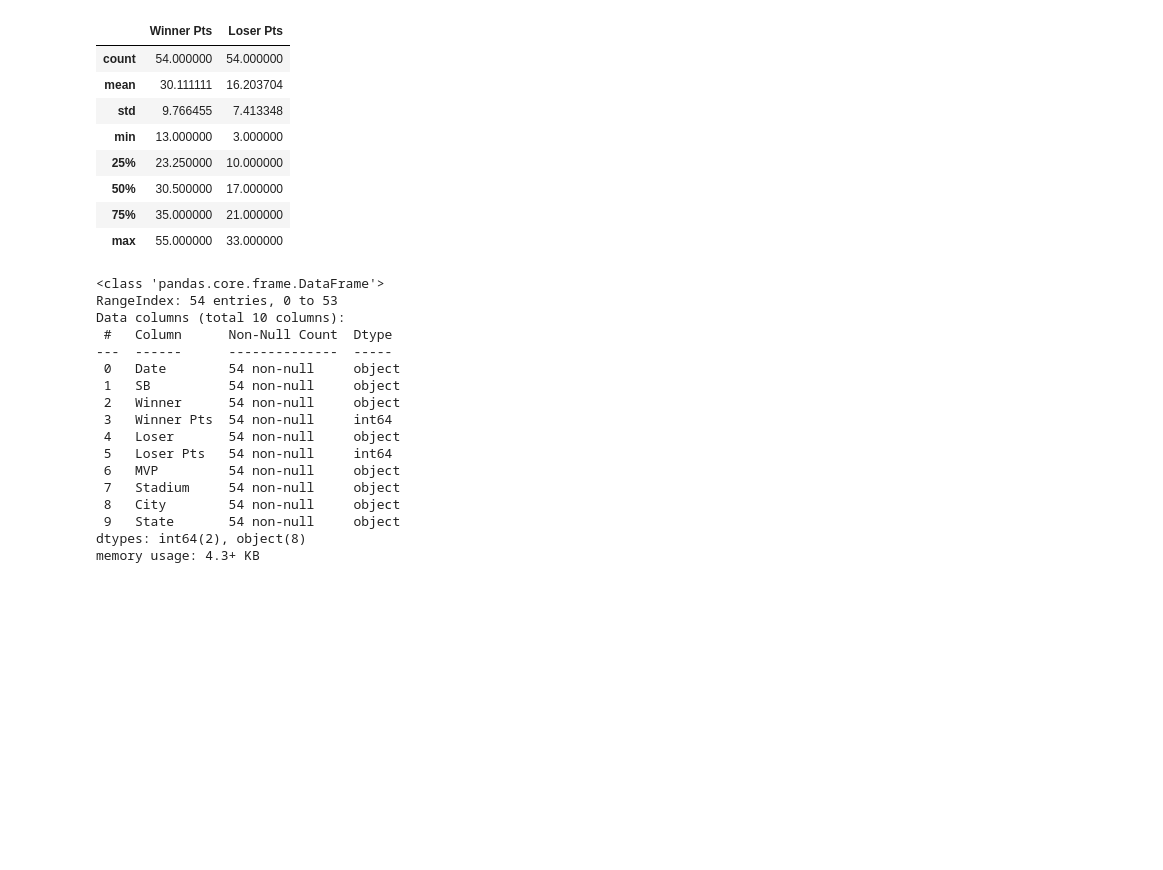
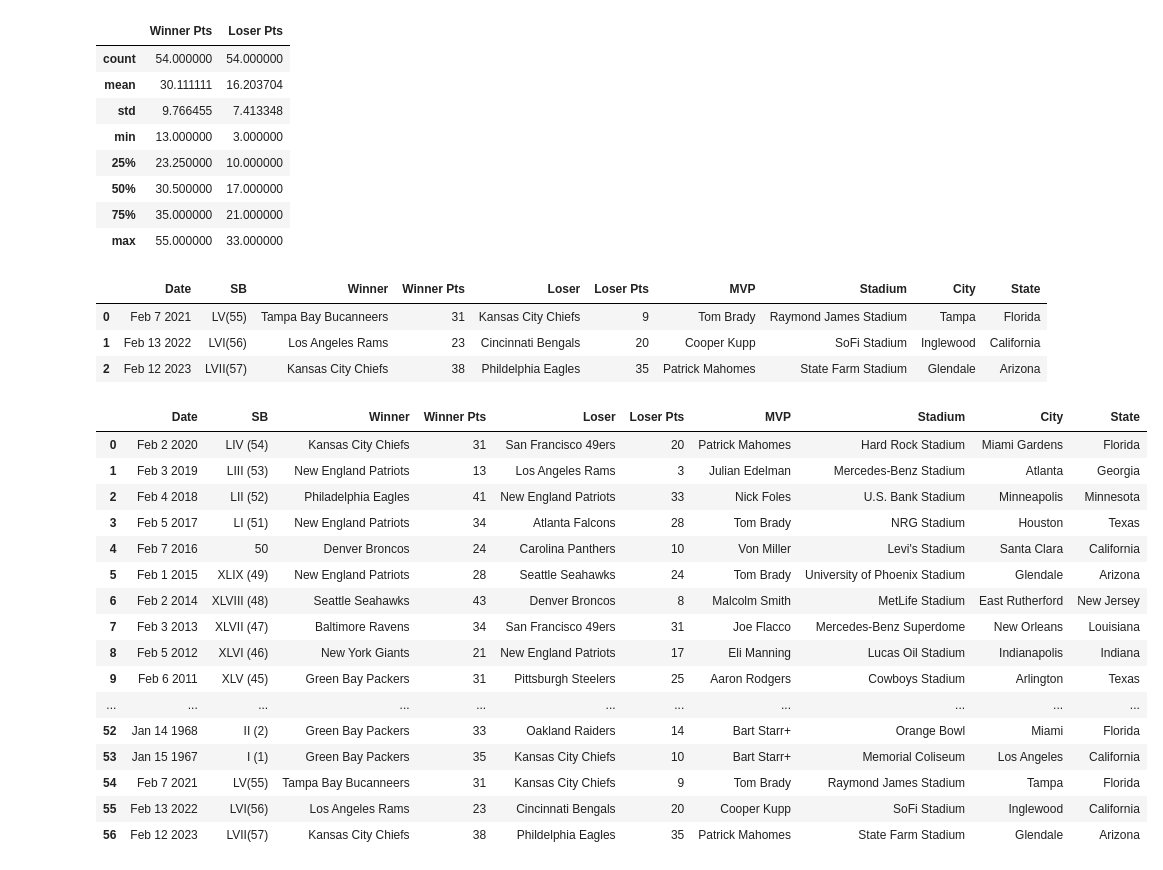
Before and after one commit to IssaFlynn/UCDPA_IssaFlynn, a Jupyter notebook: Project folder/UCDPA_IssaFlynn (2) (2).ipynb, the cells around one changed output. Cells and saved outputs as stored; diff of their text form; code cells hidden in the pictures; blank space fills up the shorter version.

Commit message:
import a dataframe with superbowl data from 2021 onwards

```diff
--- a/Project folder/UCDPA_IssaFlynn (2) (2).ipynb
+++ b/Project folder/UCDPA_IssaFlynn (2) (2).ipynb
@@ -69,20 +67,32 @@ df.describe()
-# %%
-df.info()
-# %% [output]
-<class 'pandas.core.frame.DataFrame'>
-RangeIndex: 54 entries, 0 to 53
-Data columns (total 10 columns):
- #   Column      Non-Null Count  Dtype
----  ------      --------------  -----
- 0   Date        54 non-null     object
- 1   SB          54 non-null     object
- 2   Winner      54 non-null     object
- 3   Winner Pts  54 non-null     int64
- 4   Loser       54 non-null     object
- 5   Loser Pts   54 non-null     int64
- 6   MVP         54 non-null     object
- 7   Stadium     54 non-null     object
- 8   City        54 non-null     object
- 9   State       54 non-null     object
-dtypes: int64(2), object(8)
-memory usage: 4.3+ KB
+# %%
+#importing csv with updated superbowl records
+df2 = pd.read_csv (r"C:\Users\Issa.Flynn\OneDrive - Bytedance\superbowl_new.csv")
+df2
+# %% [output]
+|  | Date | SB | Winner | Winner Pts | Loser | Loser Pts | MVP | Stadium | City | State |
+| 0 | Feb 7 2021 | LV(55) | Tampa Bay Bucanneers | 31 | Kansas City Chiefs | 9 | Tom Brady | Raymond James Stadium | Tampa | Florida |
+| 1 | Feb 13 2022 | LVI(56) | Los Angeles Rams | 23 | Cincinnati Bengals | 20 | Cooper Kupp | SoFi Stadium | Inglewood | California |
+| 2 | Feb 12 2023 | LVII(57) | Kansas City Chiefs | 38 | Phildelphia Eagles | 35 | Patrick Mahomes | State Farm Stadium | Glendale | Arizona |
+# %%
+# merge the 2 dataframes together
+combined = ([df, df2])
+superbowl = pd.concat(combined, ignore_index=True, sort_values)
+superbowl
+# %% [output]
+|  | Date | SB | Winner | Winner Pts | Loser | Loser Pts | MVP | Stadium | City | State |
+| 0 | Feb 2 2020 | LIV (54) | Kansas City Chiefs | 31 | San Francisco 49ers | 20 | Patrick Mahomes | Hard Rock Stadium | Miami Gardens | Florida |
+| 1 | Feb 3 2019 | LIII (53) | New England Patriots | 13 | Los Angeles Rams | 3 | Julian Edelman | Mercedes-Benz Stadium | Atlanta | Georgia |
+| 2 | Feb 4 2018 | LII (52) | Philadelphia Eagles | 41 | New England Patriots | 33 | Nick Foles | U.S. Bank Stadium | Minneapolis | Minnesota |
+| 3 | Feb 5 2017 | LI (51) | New England Patriots | 34 | Atlanta Falcons | 28 | Tom Brady | NRG Stadium | Houston | Texas |
+| 4 | Feb 7 2016 | 50 | Denver Broncos | 24 | Carolina Panthers | 10 | Von Miller | Levi's Stadium | Santa Clara | California |
+| 5 | Feb 1 2015 | XLIX (49) | New England Patriots | 28 | Seattle Seahawks | 24 | Tom Brady | University of Phoenix Stadium | Glendale | Arizona |
+| 6 | Feb 2 2014 | XLVIII (48) | Seattle Seahawks | 43 | Denver Broncos | 8 | Malcolm Smith | MetLife Stadium | East Rutherford | New Jersey |
+| 7 | Feb 3 2013 | XLVII (47) | Baltimore Ravens | 34 | San Francisco 49ers | 31 | Joe Flacco | Mercedes-Benz Superdome | New Orleans | Louisiana |
+| 8 | Feb 5 2012 | XLVI (46) | New York Giants | 21 | New England Patriots | 17 | Eli Manning | Lucas Oil Stadium | Indianapolis | Indiana |
+| 9 | Feb 6 2011 | XLV (45) | Green Bay Packers | 31 | Pittsburgh Steelers | 25 | Aaron Rodgers | Cowboys Stadium | Arlington | Texas |
+| ... | ... | ... | ... | ... | ... | ... | ... | ... | ... | ... |
+| 52 | Jan 14 1968 | II (2) | Green Bay Packers | 33 | Oakland Raiders | 14 | Bart Starr+ | Orange Bowl | Miami | Florida |
+| 53 | Jan 15 1967 | I (1) | Green Bay Packers | 35 | Kansas City Chiefs | 10 | Bart Starr+ | Memorial Coliseum | Los Angeles | California |
+| 54 | Feb 7 2021 | LV(55) | Tampa Bay Bucanneers | 31 | Kansas City Chiefs | 9 | Tom Brady | Raymond James Stadium | Tampa | Florida |
+| 55 | Feb 13 2022 | LVI(56) | Los Angeles Rams | 23 | Cincinnati Bengals | 20 | Cooper Kupp | SoFi Stadium | Inglewood | California |
+| 56 | Feb 12 2023 | LVII(57) | Kansas City Chiefs | 38 | Phildelphia Eagles | 35 | Patrick Mahomes | State Farm Stadium | Glendale | Arizona |
```
Also changed, not shown: parts of 1 cell of this notebook.
